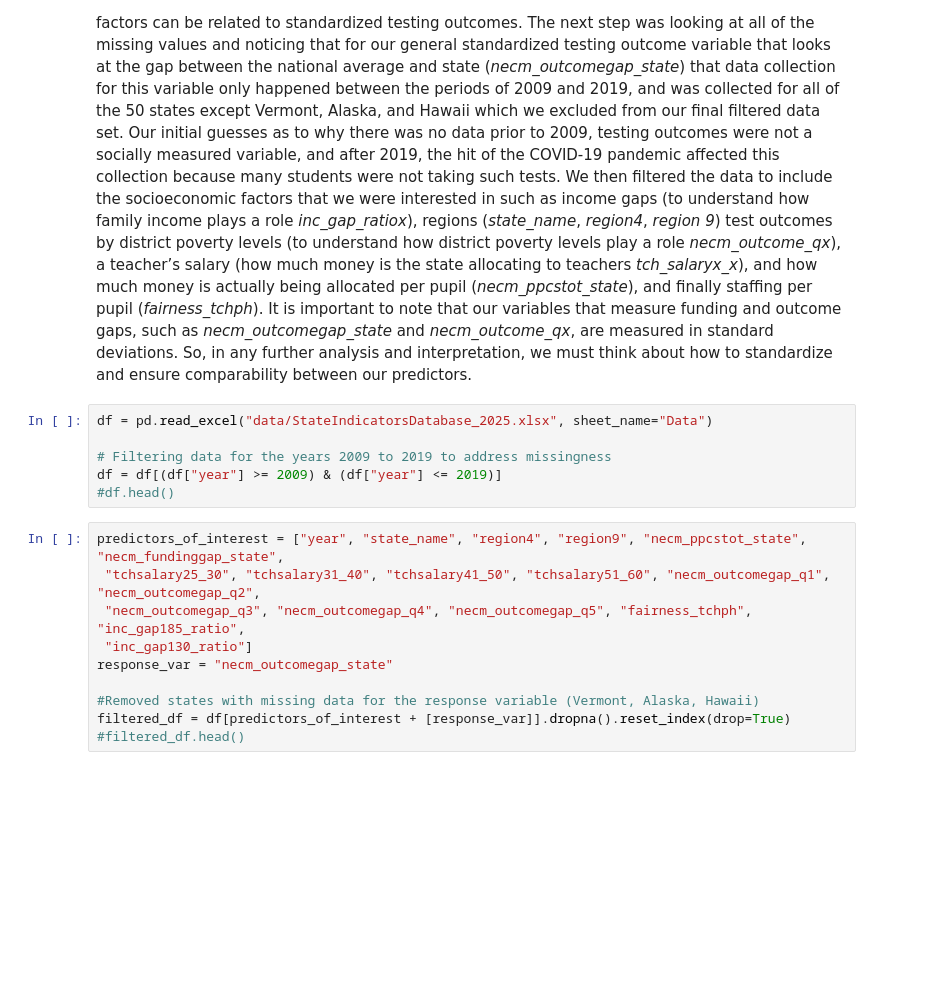
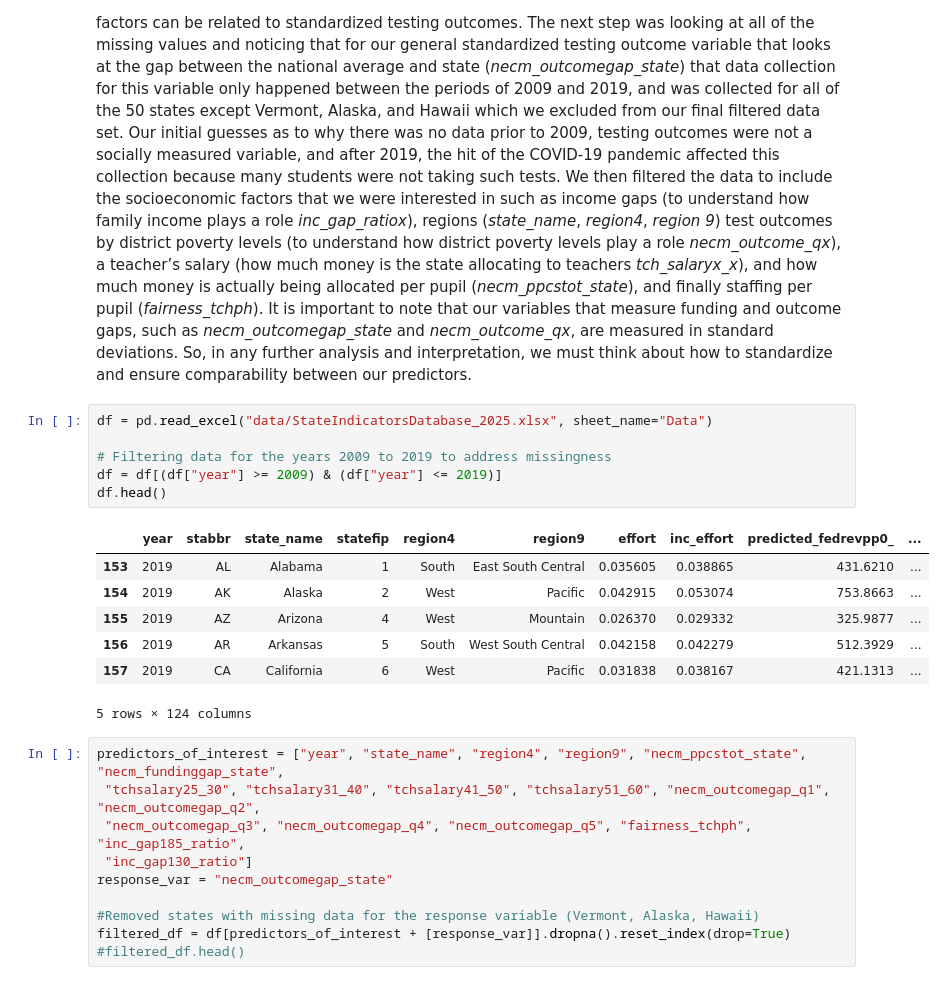
Before and after one commit to garland342/cs_1090a_project, a Jupyter notebook: cs1090a_project.ipynb, the cells around one changed output. Cells and saved outputs as stored; diff of their text form; blank space fills up the shorter version.

```diff
--- a/cs1090a_project.ipynb
+++ b/cs1090a_project.ipynb
@@ -54,9 +55,17 @@ To initially explore this grand data set, we looked at a PDF that included all o
 # %%
 df = pd.read_excel("data/StateIndicatorsDatabase_2025.xlsx", sheet_name="Data")
 
 # Filtering data for the years 2009 to 2019 to address missingness
 df = df[(df["year"] >= 2009) & (df["year"] <= 2019)]
-#df.head()
+df.head()
+# %% [output]
+|  | year | stabbr | state_name | statefip | region4 | region9 | effort | inc_effort | predicted_fedrevpp0_ | ... |
+| 153 | 2019 | AL | Alabama | 1 | South | East South Central | 0.035605 | 0.038865 | 431.6210 | ... |
+| 154 | 2019 | AK | Alaska | 2 | West | Pacific | 0.042915 | 0.053074 | 753.8663 | ... |
+| 155 | 2019 | AZ | Arizona | 4 | West | Mountain | 0.026370 | 0.029332 | 325.9877 | ... |
+| 156 | 2019 | AR | Arkansas | 5 | South | West South Central | 0.042158 | 0.042279 | 512.3929 | ... |
+| 157 | 2019 | CA | California | 6 | West | Pacific | 0.031838 | 0.038167 | 421.1313 | ... |
+5 rows × 124 columns
 # %%
 predictors_of_interest = ["year", "state_name", "region4", "region9", "necm_ppcstot_state", "necm_fundinggap_state",
  "tchsalary25_30", "tchsalary31_40", "tchsalary41_50", "tchsalary51_60", "necm_outcomegap_q1", "necm_outcomegap_q2",
```
Also changed, not shown: parts of 5 cells of this notebook.
